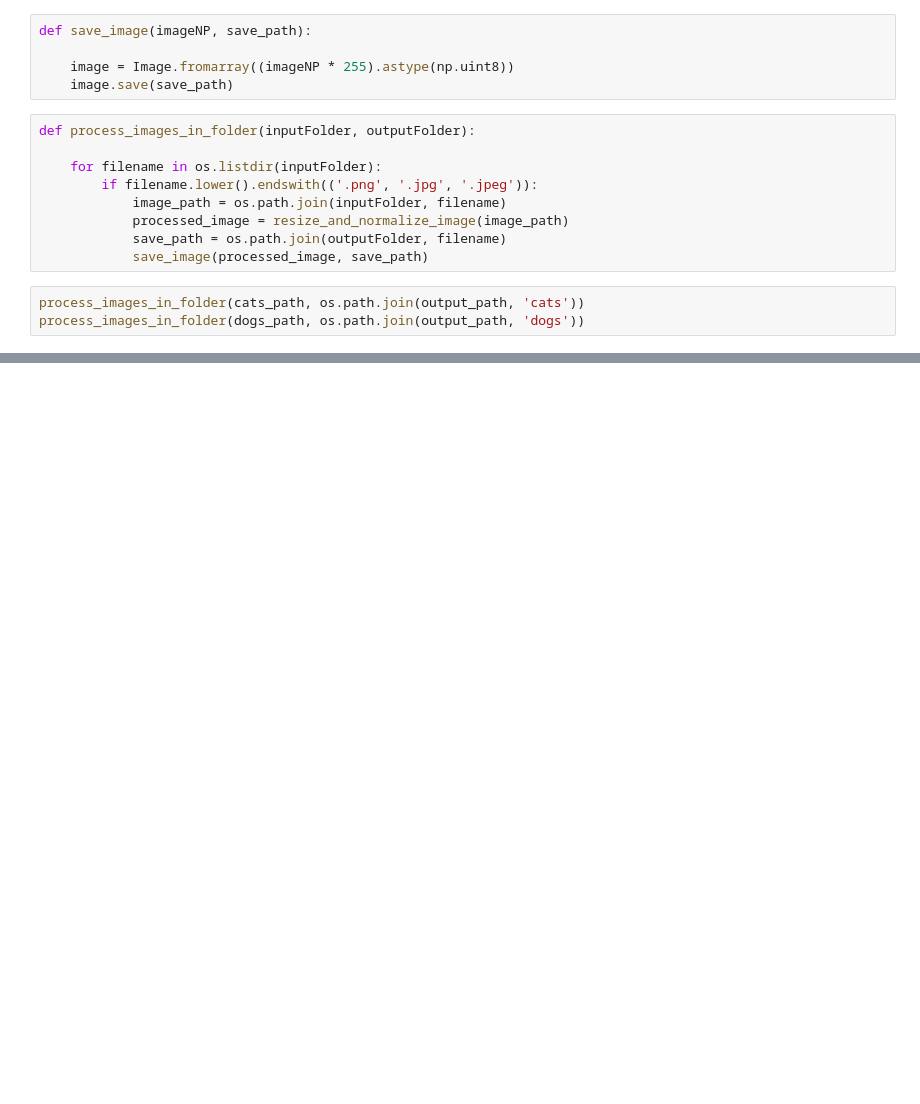
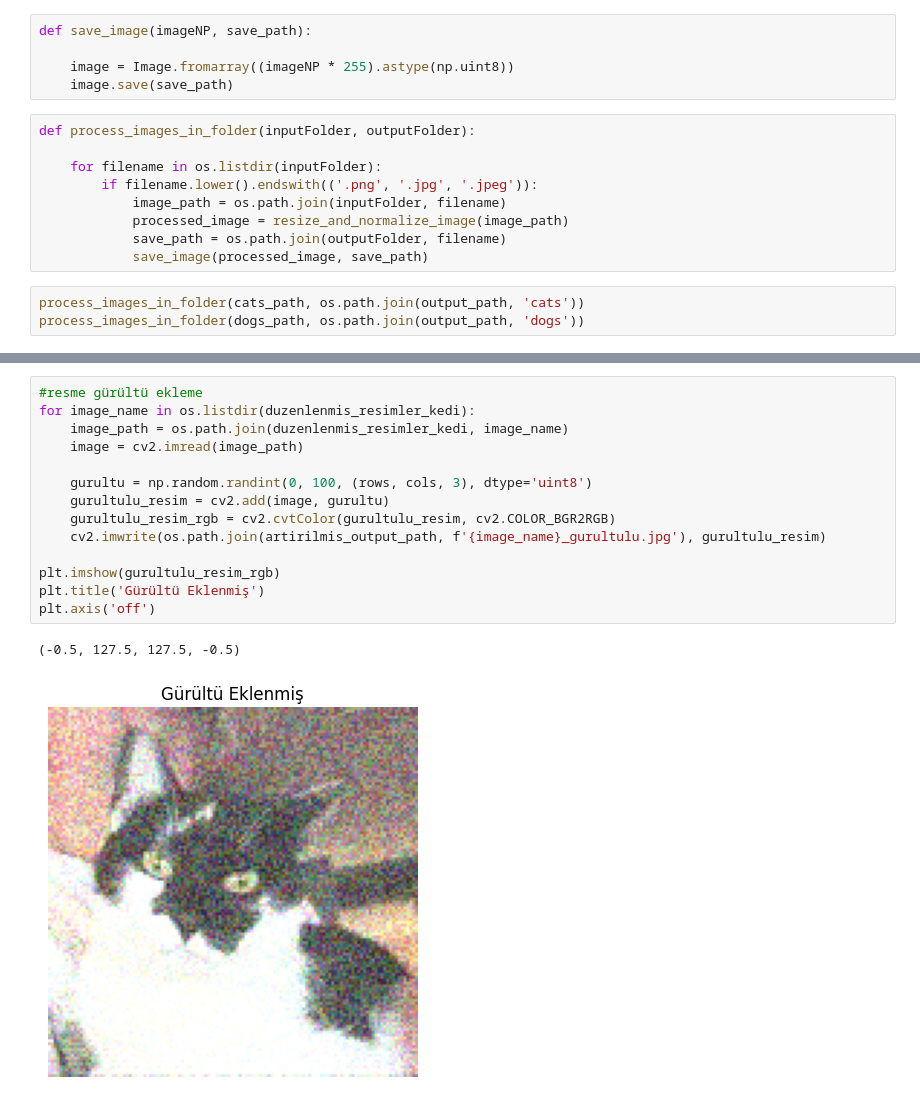
Before and after one commit to azsaritas/DeusAI_ImagePreprocessing, a Jupyter notebook: ImagePreprocessing.ipynb, the cells around one changed output, grey strips where cells are left out. Drawn from its saved outputs; the diff is of its cells as text; blank space fills up the shorter version.

Commit message:
aziz ekleme

```diff
--- a/ImagePreprocessing.ipynb
+++ b/ImagePreprocessing.ipynb
@@ -45,0 +146,17 @@ process_images_in_folder(dogs_path, os.path.join(output_path, 'dogs'))
+# %%
+#resme gürültü ekleme
+for image_name in os.listdir(duzenlenmis_resimler_kedi):
+    image_path = os.path.join(duzenlenmis_resimler_kedi, image_name)
+    image = cv2.imread(image_path)
+
+    gurultu = np.random.randint(0, 100, (rows, cols, 3), dtype='uint8')
+    gurultulu_resim = cv2.add(image, gurultu)
+    gurultulu_resim_rgb = cv2.cvtColor(gurultulu_resim, cv2.COLOR_BGR2RGB)
+    cv2.imwrite(os.path.join(artirilmis_output_path, f'{image_name}_gurultulu.jpg'), gurultulu_resim)
+
+plt.imshow(gurultulu_resim_rgb)
+plt.title('Gürültü Eklenmiş')
+plt.axis('off')
+# %% [output]
+(-0.5, 127.5, 127.5, -0.5)
+[figure, added]
```
Also changed, not shown: parts of 16 cells of this notebook.
